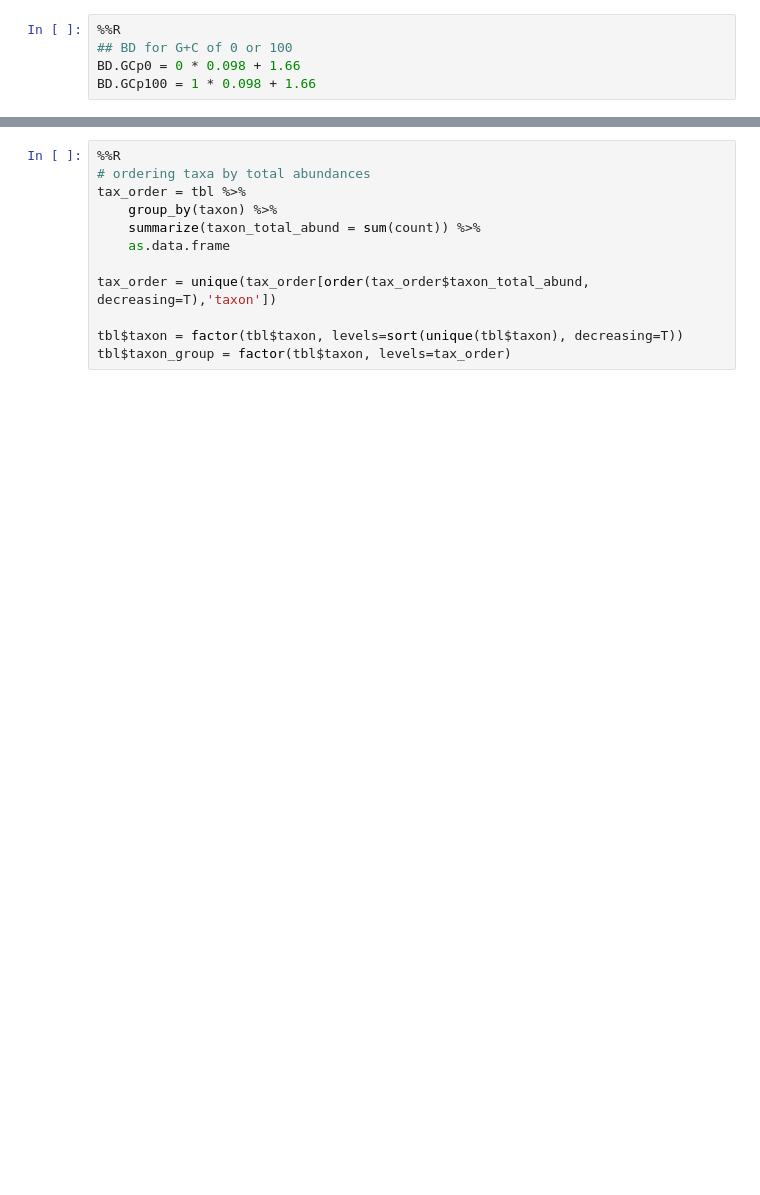
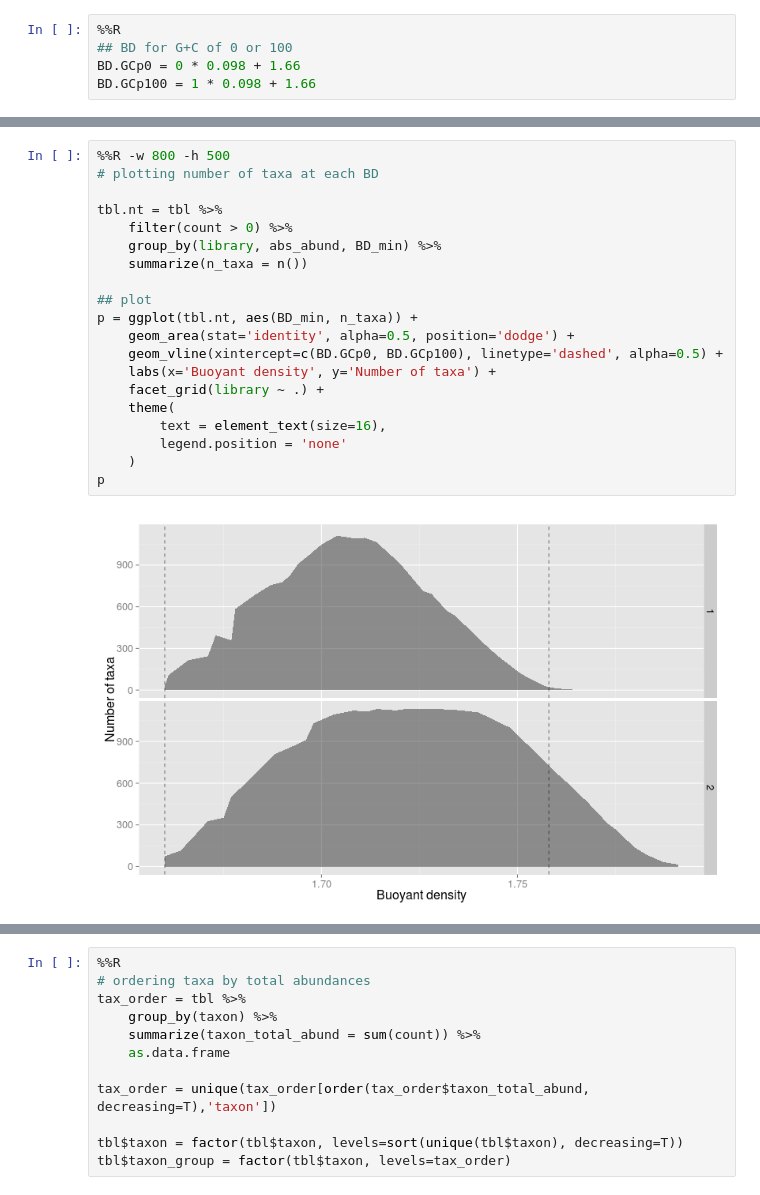
Before and after one commit to nick-youngblut/SIPSim, a Jupyter notebook: ipynb/bac_genome/all/nl2/inc_v_noInc/inc0_v_inc10.ipynb, the cells around one changed output, grey strips where cells are left out. Saved outputs shown, nothing was run; the diff lists cells and outputs as text; blank space fills up the shorter version.

```diff
--- a/ipynb/bac_genome/all/nl2/inc_v_noInc/inc0_v_inc10.ipynb
+++ b/ipynb/bac_genome/all/nl2/inc_v_noInc/inc0_v_inc10.ipynb
@@ -319,0 +326,22 @@ RRuntimeError: Error in layout_base(data, rows, drop = drop) :
+# %%
+%%R -w 800 -h 500
+# plotting number of taxa at each BD
+
+tbl.nt = tbl %>%
+    filter(count > 0) %>%
+    group_by(library, abs_abund, BD_min) %>%
+    summarize(n_taxa = n())
+
+## plot
+p = ggplot(tbl.nt, aes(BD_min, n_taxa)) +
+    geom_area(stat='identity', alpha=0.5, position='dodge') +
+    geom_vline(xintercept=c(BD.GCp0, BD.GCp100), linetype='dashed', alpha=0.5) +
+    labs(x='Buoyant density', y='Number of taxa') +
+    facet_grid(library ~ .) +
+    theme(
+        text = element_text(size=16),
+        legend.position = 'none'
+    )
+p
+# %% [output]
+[figure, added]
```
Also changed, not shown: parts of 20 cells of this notebook, 3 other files.
